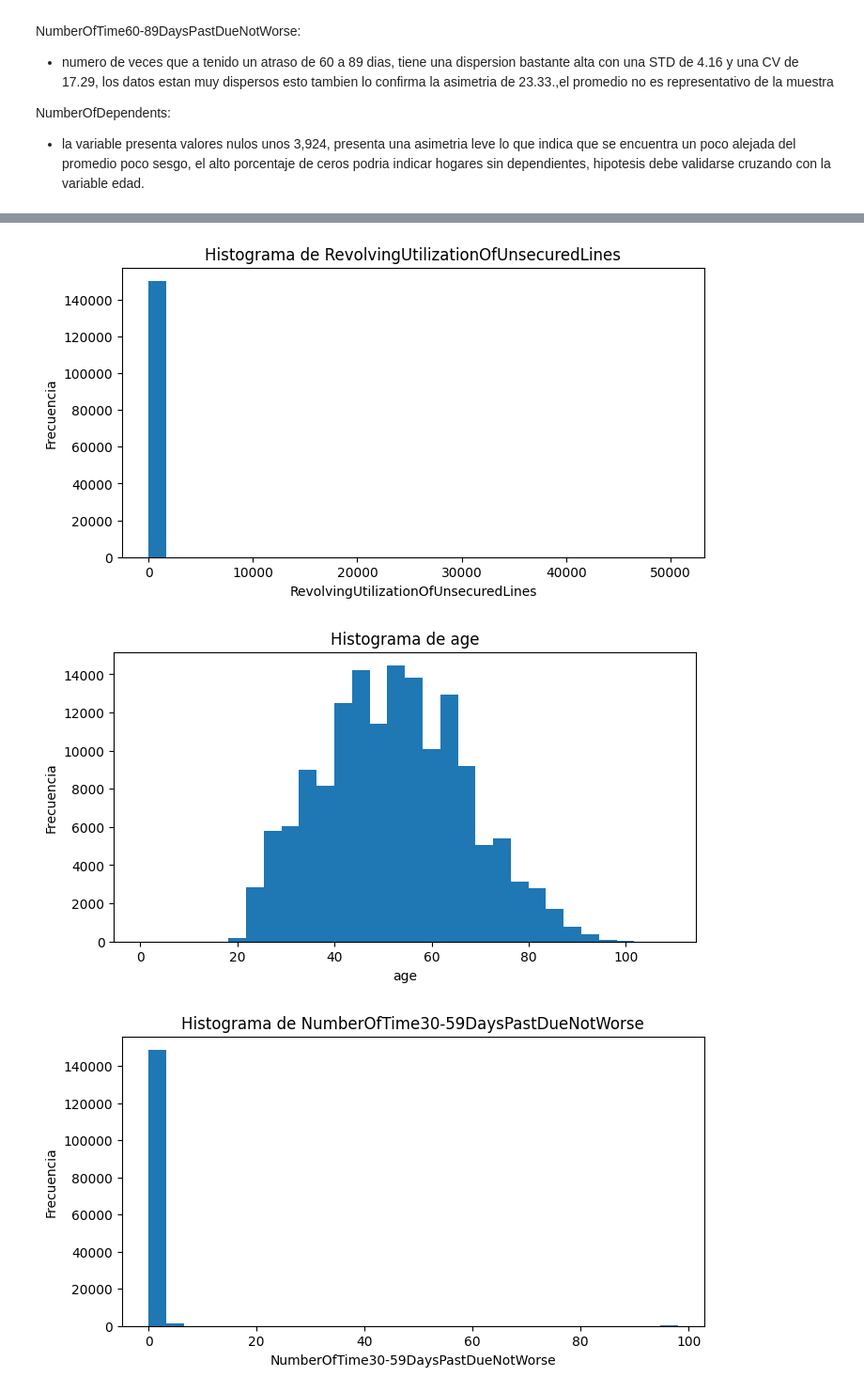
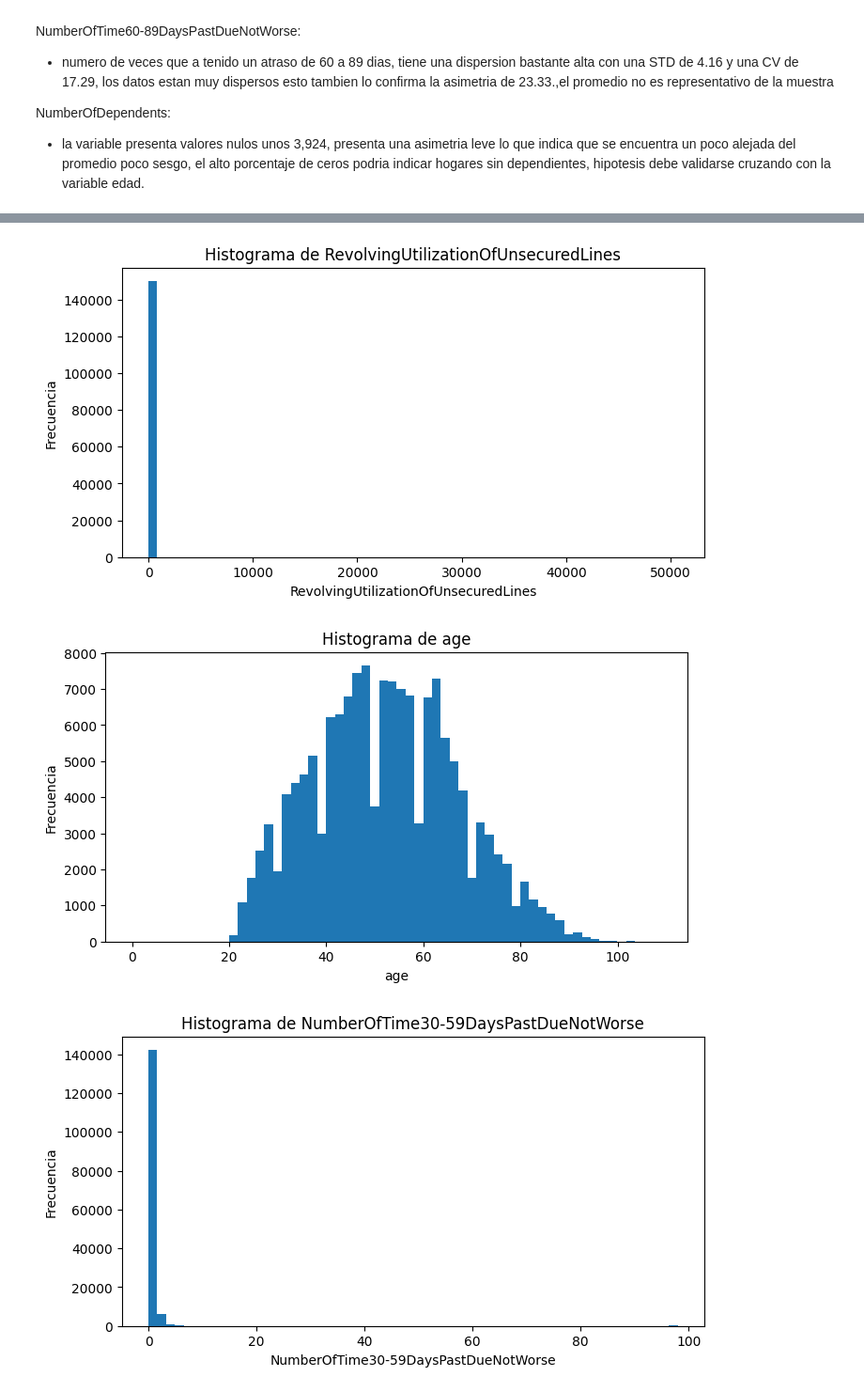
Before and after one commit to THEWACHER1103/Analisis_SuperStore, a Jupyter notebook: Analisis_crediticio.ipynb, the cells around one changed output, grey strips where cells are left out. Shown at 94% size. Drawn from its saved outputs; the diff is of its cells as text; code cells hidden in the pictures.

```diff
--- a/Analisis_crediticio.ipynb
+++ b/Analisis_crediticio.ipynb
@@ -177,7 +180,7 @@ describe_modif(df)
 columns = df.select_dtypes(include=np.number).columns
 for col in columns:
     plt.figure(figsize=(8,4))
-    plt.hist(df[col], bins=30)
+    plt.hist(df[col], bins=60)
     plt.title(f"Histograma de {col}")
     plt.xlabel(col)
     plt.ylabel("Frecuencia")
@@ -187,3 +190,3 @@ for col in columns:
-[figure, old version]
+[figure, new version]
-[figure, old version]
+[figure, new version]
-[figure, old version]
+[figure, new version]
```
Also changed, not shown: parts of 7 cells of this notebook.
